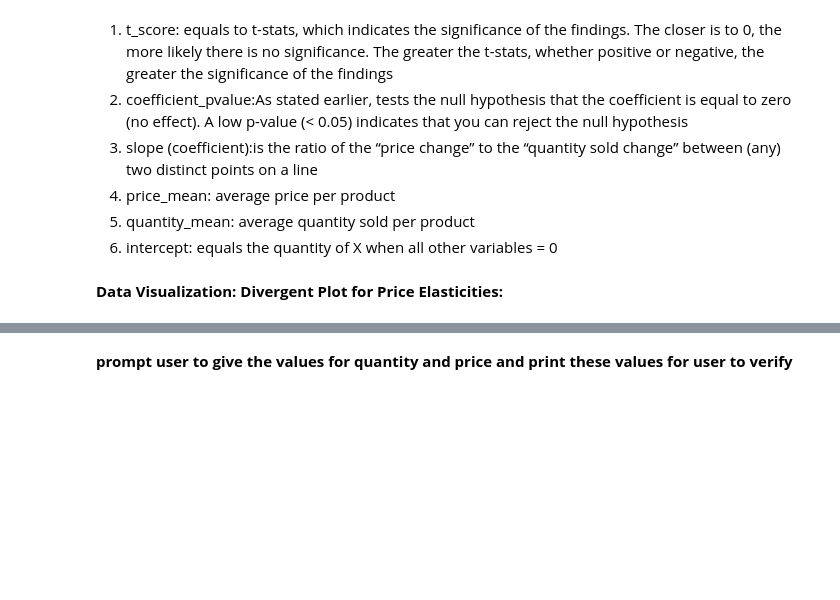
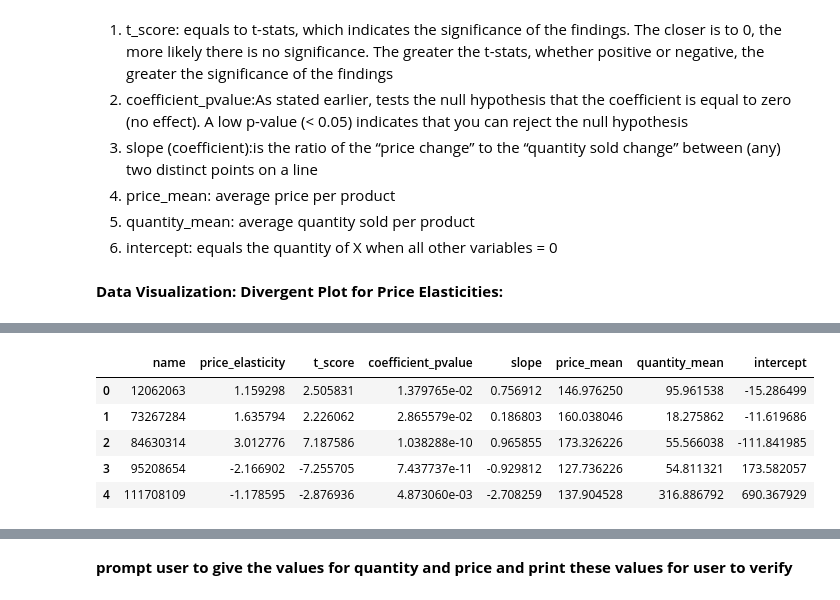
Before and after one commit to AyorindeTayo/Price-Elasticity-of-Deman-Prediction, a Jupyter notebook: Untitled64.ipynb, the cells around one changed output, grey strips where cells are left out. Drawn from its saved outputs; the diff is of its cells as text; code cells hidden in the pictures; blank space fills up the shorter version.

```diff
--- a/Untitled64.ipynb
+++ b/Untitled64.ipynb
@@ -593,8 +605,6 @@ print(y_values)
 103       40.0        NaN       20.0
 104       50.0       40.0       90.0
 105       10.0       20.0       20.0
-# %%
-df = df.reset_index(drop=True)
 # %%
 
 points = []
@@ -680,0 +728,6 @@ files.download('X.xlsx')
+# %%
+
+#Format and build a dataframe with x_values for each product within the caregory
+x_pivot = df.pivot(index= 'date_week' ,columns='sku_cde' ,values='promo_price')
+x_values = pd.DataFrame(x_pivot.to_records())
+print(x_values)
@@ -680,0 +752,5 @@ files.download('X.xlsx')
+# %%
+#Format and build a dataframe with y_values for each product within the caregory
+y_pivot = df.pivot( index = 'date_week',columns='sku_cde', values='promo_volume')
+y_values = pd.DataFrame(y_pivot.to_records())
+print(y_values)
@@ -681,3 +832,12 @@ files.download('X.xlsx')
+# %%
+df_elasticity
+# %% [output]
+|  | name | price_elasticity | t_score | coefficient_pvalue | slope | price_mean | quantity_mean | intercept |
+| 0 | 12062063 | 1.159298 | 2.505831 | 1.379765e-02 | 0.756912 | 146.976250 | 95.961538 | -15.286499 |
+| 1 | 73267284 | 1.635794 | 2.226062 | 2.865579e-02 | 0.186803 | 160.038046 | 18.275862 | -11.619686 |
+| 2 | 84630314 | 3.012776 | 7.187586 | 1.038288e-10 | 0.965855 | 173.326226 | 55.566038 | -111.841985 |
+| 3 | 95208654 | -2.166902 | -7.255705 | 7.437737e-11 | -0.929812 | 127.736226 | 54.811321 | 173.582057 |
+| 4 | 111708109 | -1.178595 | -2.876936 | 4.873060e-03 | -2.708259 | 137.904528 | 316.886792 | 690.367929 |
 # %%
 def divergent_plot(df, values_column, ylabel, xlabel):
 
```
Also changed, not shown: parts of 12 cells of this notebook.
